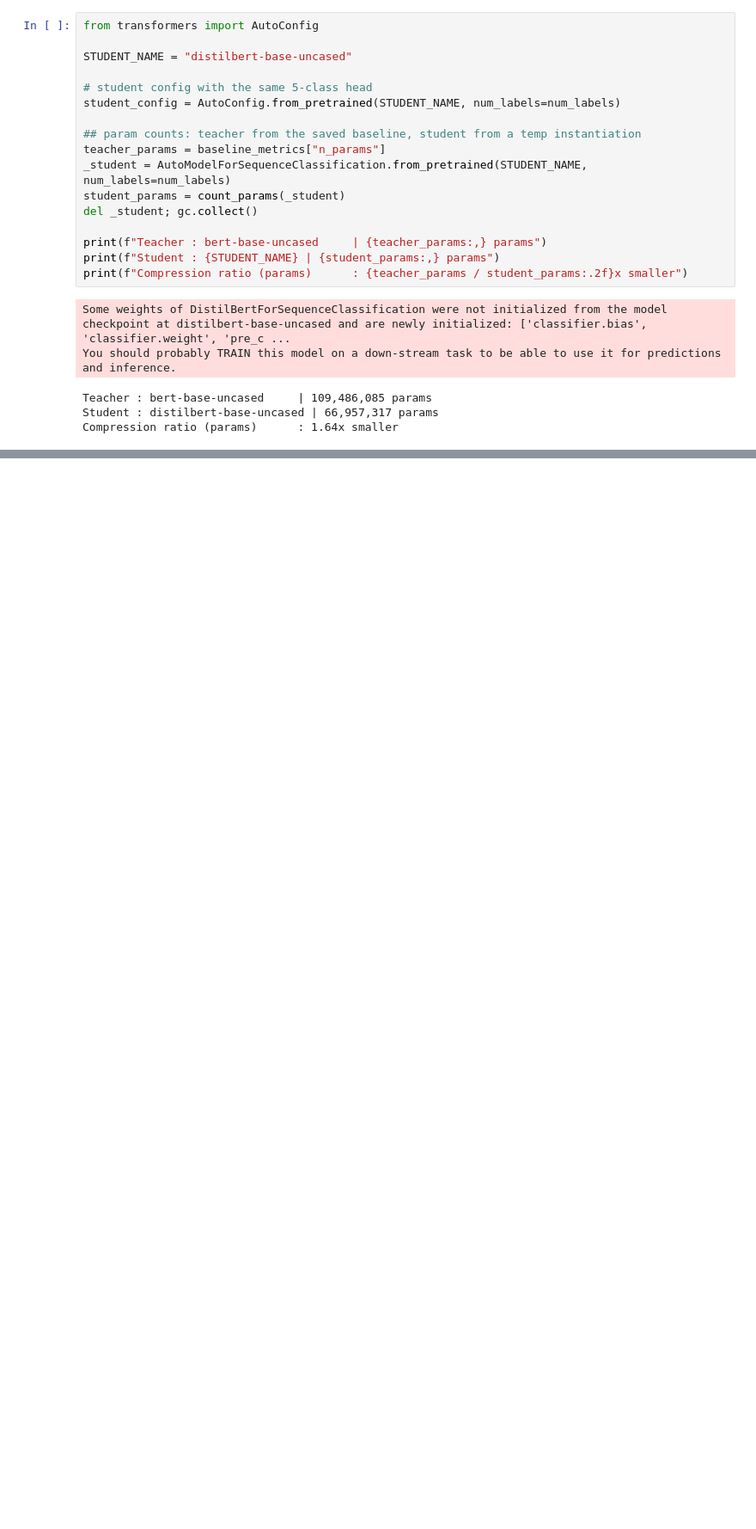
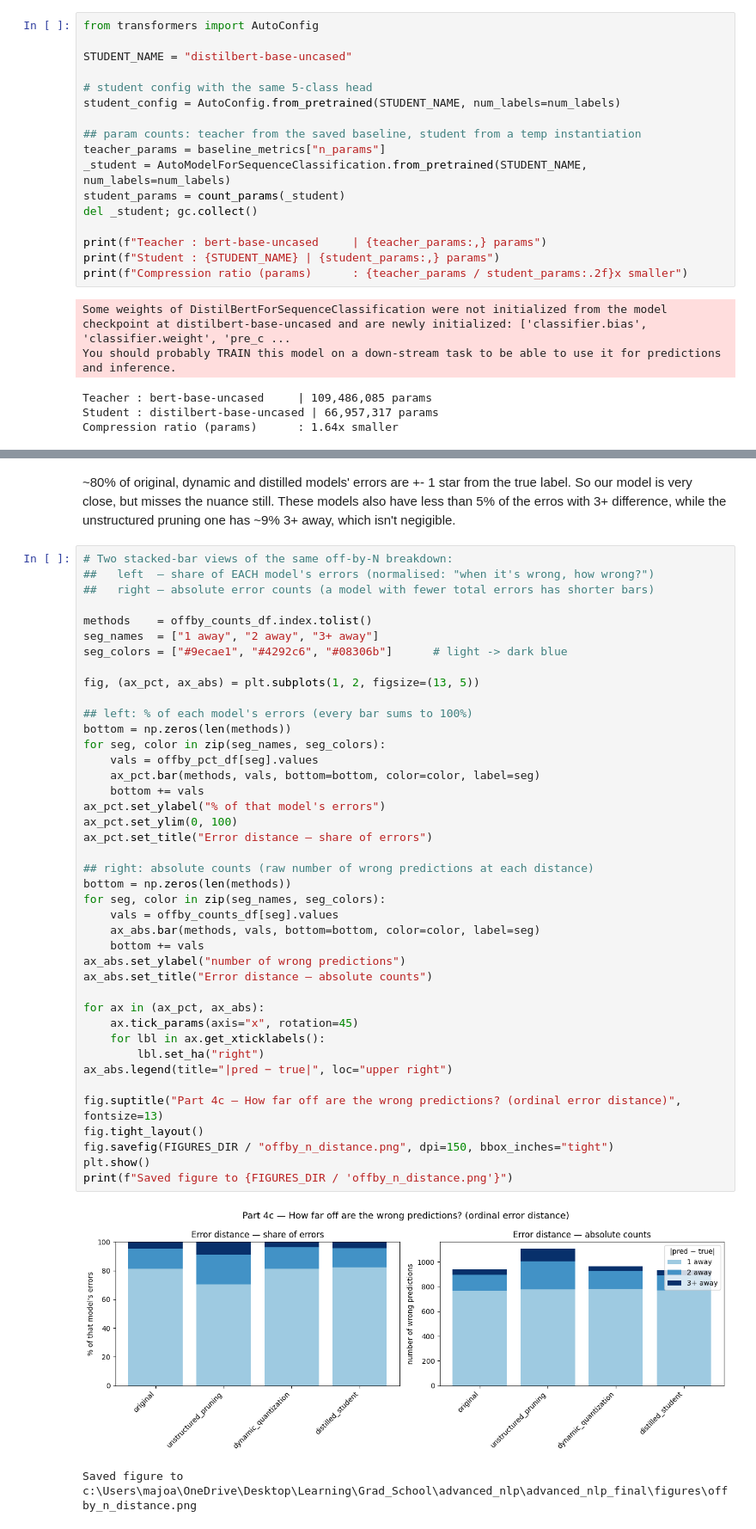
Before and after one commit to majoargote/advanced_nlp_final, a Jupyter notebook: scripts/Part_4_distillation_quantization.ipynb, the cells around one changed output, grey strips where cells are left out. Shown at 86% size. Drawn from its saved outputs; the diff is of its cells as text; blank space fills up the shorter version.

```diff
--- a/scripts/Part_4_distillation_quantization.ipynb
+++ b/scripts/Part_4_distillation_quantization.ipynb
@@ -745,0 +939,46 @@ Saved figure to c:\Users\majoa\OneDrive\Desktop\Learning\Grad_School\advanced_nl
+# %% [markdown]
+~80% of original, dynamic and distilled models' errors are +- 1 star from the true label. So our model is very close, but misses the nuance still. These models also have less than 5% of the erros with 3+ difference, while the unstructured pruning one has ~9% 3+ away, which isn't negigible.
+# %%
+# Two stacked-bar views of the same off-by-N breakdown:
+##   left  — share of EACH model's errors (normalised: "when it's wrong, how wrong?")
+##   right — absolute error counts (a model with fewer total errors has shorter bars)
+
+methods    = offby_counts_df.index.tolist()
+seg_names  = ["1 away", "2 away", "3+ away"]
+seg_colors = ["#9ecae1", "#4292c6", "#08306b"]      # light -> dark blue
+
+fig, (ax_pct, ax_abs) = plt.subplots(1, 2, figsize=(13, 5))
+
+## left: % of each model's errors (every bar sums to 100%)
+bottom = np.zeros(len(methods))
+for seg, color in zip(seg_names, seg_colors):
+    vals = offby_pct_df[seg].values
+    ax_pct.bar(methods, vals, bottom=bottom, color=color, label=seg)
+    bottom += vals
+ax_pct.set_ylabel("% of that model's errors")
+ax_pct.set_ylim(0, 100)
+ax_pct.set_title("Error distance — share of errors")
+
+## right: absolute counts (raw number of wrong predictions at each distance)
+bottom = np.zeros(len(methods))
+for seg, color in zip(seg_names, seg_colors):
+    vals = offby_counts_df[seg].values
+    ax_abs.bar(methods, vals, bottom=bottom, color=color, label=seg)
+    bottom += vals
+ax_abs.set_ylabel("number of wrong predictions")
+ax_abs.set_title("Error distance — absolute counts")
+
+for ax in (ax_pct, ax_abs):
+    ax.tick_params(axis="x", rotation=45)
+    for lbl in ax.get_xticklabels():
+        lbl.set_ha("right")
+ax_abs.legend(title="|pred − true|", loc="upper right")
+
+fig.suptitle("Part 4c — How far off are the wrong predictions? (ordinal error distance)", fontsize=13)
+fig.tight_layout()
+fig.savefig(FIGURES_DIR / "offby_n_distance.png", dpi=150, bbox_inches="tight")
+plt.show()
+print(f"Saved figure to {FIGURES_DIR / 'offby_n_distance.png'}")
+# %% [output]
+[figure, added]
+Saved figure to c:\Users\majoa\OneDrive\Desktop\Learning\Grad_School\advanced_nlp\advanced_nlp_final\figures\offby_n_distance.png
```
Also changed, not shown: parts of 33 cells of this notebook.
